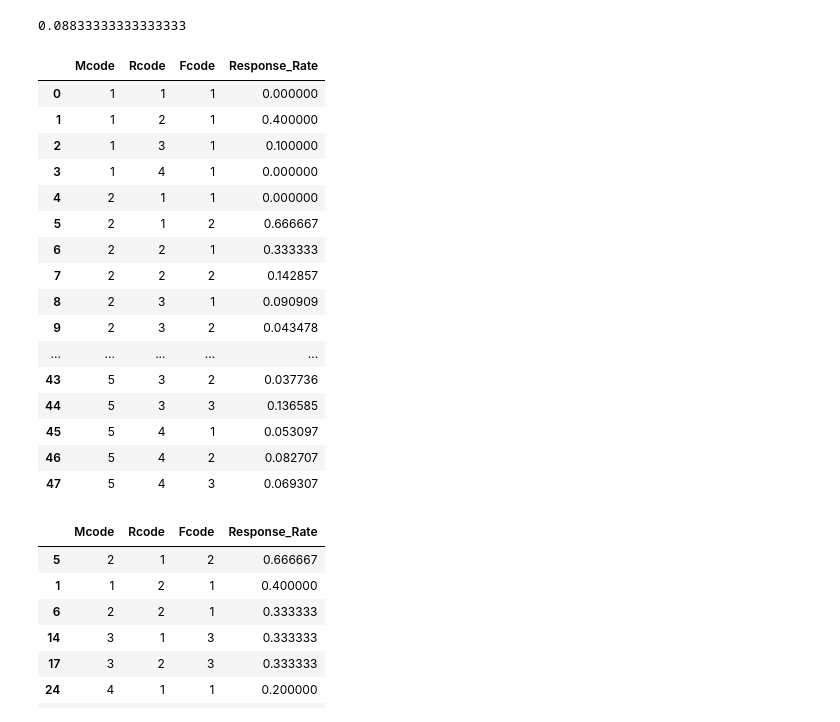
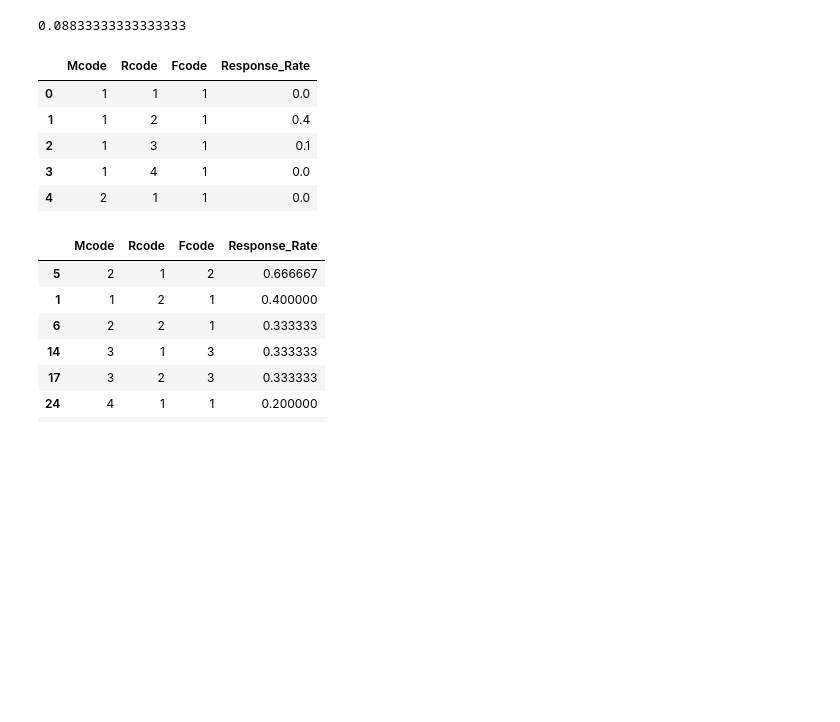
Before and after one commit to zachfreitas/ADS_505_Applied_Data_Sci_for_Business-, a Jupyter notebook: Module_1/Assignment_1/Assignment_1_1.ipynb, the cells around one changed output. Drawn from its saved outputs; the diff is of its cells as text; code cells hidden in the pictures; blank space fills up the shorter version.

```diff
--- a/Module_1/Assignment_1/Assignment_1_1.ipynb
+++ b/Module_1/Assignment_1/Assignment_1_1.ipynb
@@ -85,32 +85,21 @@ avg_rr
 # %%
 # What is the response rate for each of the 4 × 5 × 3 = 60 combinations of RFM categories?
 train_RFM_avg_rr = trainData.groupby(
     by=['Mcode','Rcode','Fcode'],
     observed=False,
     dropna=False)['Florence'].mean().reset_index().rename(
         columns={
             "Florence": "Response_Rate",
             }
             )
-train_RFM_avg_rr
+train_RFM_avg_rr.head(5)
 # %% [output]
 |  | Mcode | Rcode | Fcode | Response_Rate |
-| 0 | 1 | 1 | 1 | 0.000000 |
-| 1 | 1 | 2 | 1 | 0.400000 |
-| 2 | 1 | 3 | 1 | 0.100000 |
-| 3 | 1 | 4 | 1 | 0.000000 |
-| 4 | 2 | 1 | 1 | 0.000000 |
-| 5 | 2 | 1 | 2 | 0.666667 |
-| 6 | 2 | 2 | 1 | 0.333333 |
-| 7 | 2 | 2 | 2 | 0.142857 |
-| 8 | 2 | 3 | 1 | 0.090909 |
-| 9 | 2 | 3 | 2 | 0.043478 |
-| ... | ... | ... | ... | ... |
-| 43 | 5 | 3 | 2 | 0.037736 |
-| 44 | 5 | 3 | 3 | 0.136585 |
-| 45 | 5 | 4 | 1 | 0.053097 |
-| 46 | 5 | 4 | 2 | 0.082707 |
-| 47 | 5 | 4 | 3 | 0.069307 |
+| 0 | 1 | 1 | 1 | 0.0 |
+| 1 | 1 | 2 | 1 | 0.4 |
+| 2 | 1 | 3 | 1 | 0.1 |
+| 3 | 1 | 4 | 1 | 0.0 |
+| 4 | 2 | 1 | 1 | 0.0 |
 # %%
 # Which combinations have response rates in the training data that are above the overall response in the training data?
 high_rr_subset = train_RFM_avg_rr.loc[train_RFM_avg_rr['Response_Rate'] > avg_rr]
```
Also changed, not shown: parts of 17 cells of this notebook.
